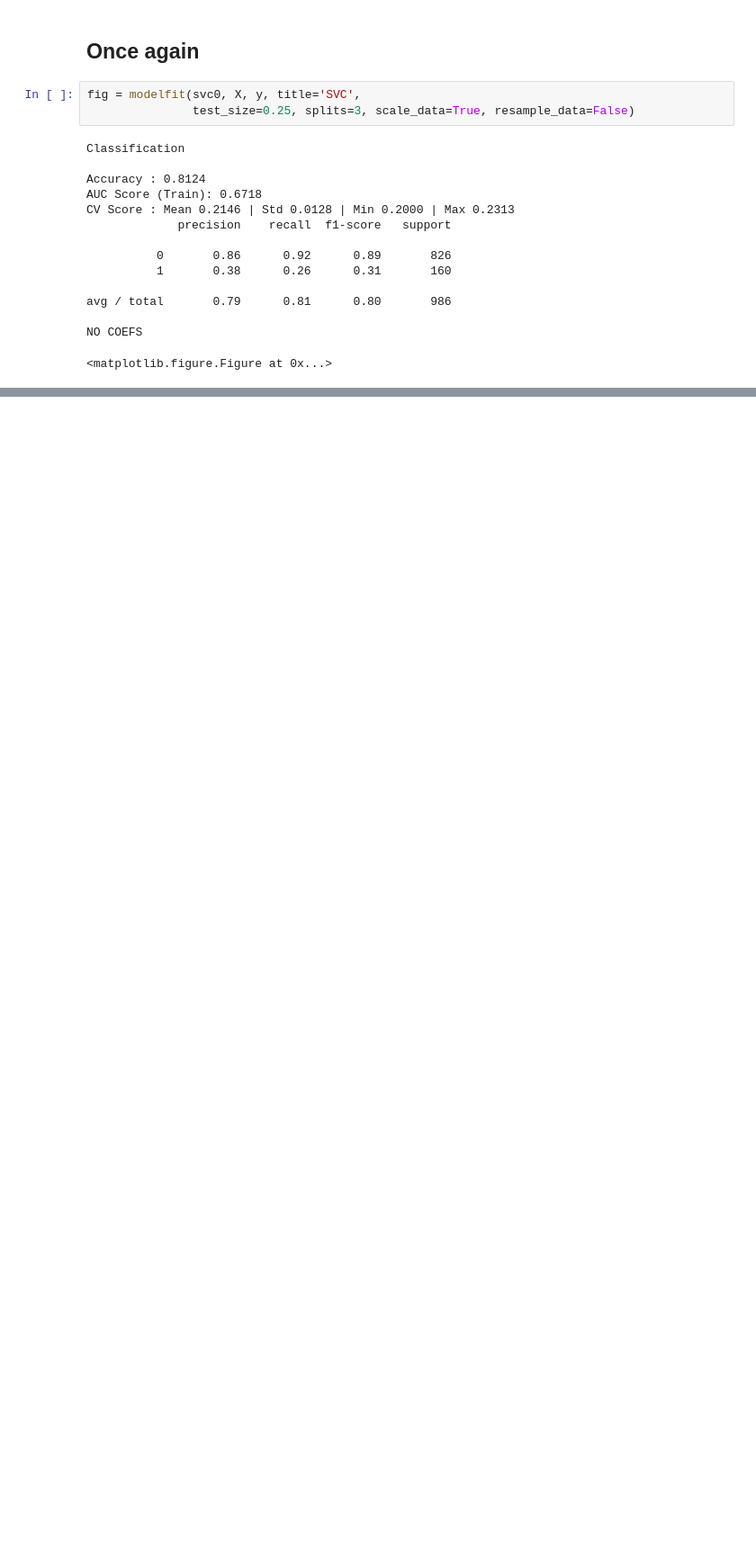
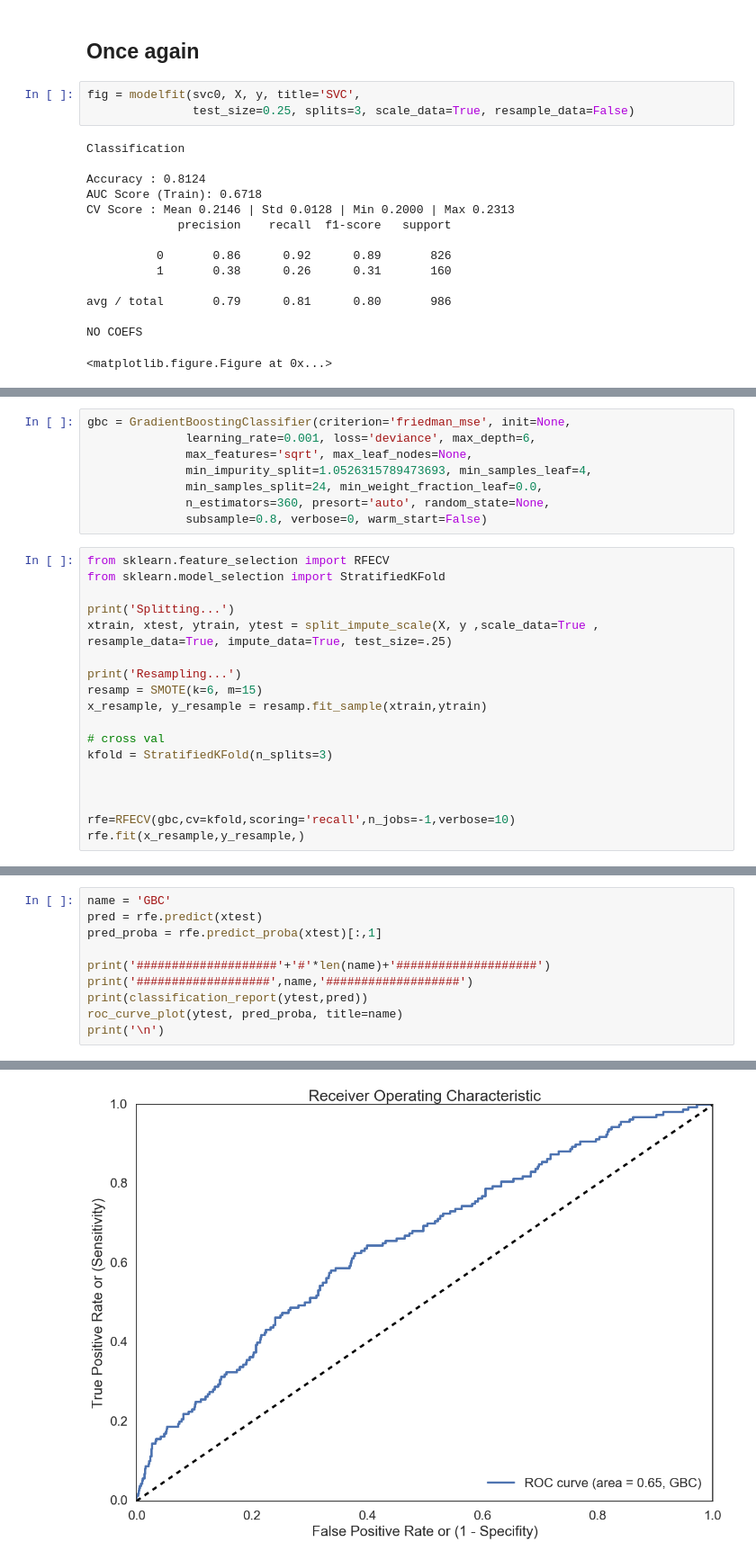
Before and after one commit to sethkaufee/Dating-Data, a Jupyter notebook: Speed Dating/match_prediction.ipynb, the cells around one changed output, grey strips where cells are left out. Shown at 90% size. Cells and saved outputs as stored; diff of their text form; blank space fills up the shorter version.

```diff
--- a/Speed Dating/match_prediction.ipynb
+++ b/Speed Dating/match_prediction.ipynb
@@ -483,0 +521,26 @@ avg / total       0.79      0.83      0.80       986
+# %%
+gbc = GradientBoostingClassifier(criterion='friedman_mse', init=None,
+              learning_rate=0.001, loss='deviance', max_depth=6,
+              max_features='sqrt', max_leaf_nodes=None,
+              min_impurity_split=1.0526315789473693, min_samples_leaf=4,
+              min_samples_split=24, min_weight_fraction_leaf=0.0,
+              n_estimators=360, presort='auto', random_state=None,
+              subsample=0.8, verbose=0, warm_start=False)
+# %%
+from sklearn.feature_selection import RFECV
+from sklearn.model_selection import StratifiedKFold
+
+print('Splitting...')
+xtrain, xtest, ytrain, ytest = split_impute_scale(X, y ,scale_data=True , resample_data=True, impute_data=True, test_size=.25)
+
+print('Resampling...')
+resamp = SMOTE(k=6, m=15)
+x_resample, y_resample = resamp.fit_sample(xtrain,ytrain)
+
+# cross val
+kfold = StratifiedKFold(n_splits=3)
+
+
+
+rfe=RFECV(gbc,cv=kfold,scoring='recall',n_jobs=-1,verbose=10)
+rfe.fit(x_resample,y_resample,)
@@ -483,0 +577,11 @@ avg / total       0.79      0.83      0.80       986
+# %%
+name = 'GBC'
+pred = rfe.predict(xtest)
+pred_proba = rfe.predict_proba(xtest)[:,1]
+
+print('####################'+'#'*len(name)+'####################')
+print('###################',name,'###################')
+print(classification_report(ytest,pred))
+roc_curve_plot(ytest, pred_proba, title=name)
+print('\n')
+# %% [output]
@@ -484,3 +596,4 @@ avg / total       0.79      0.83      0.80       986
+[figure, added]
 # %%
 fig = modelfit(gbc1, X, y,title='GradientBoostingClassifier',
                  test_size=0.25, splits=3, scale_data=True, resample_data=True)
```
Also changed, not shown: parts of 39 cells of this notebook, 1 other file.
